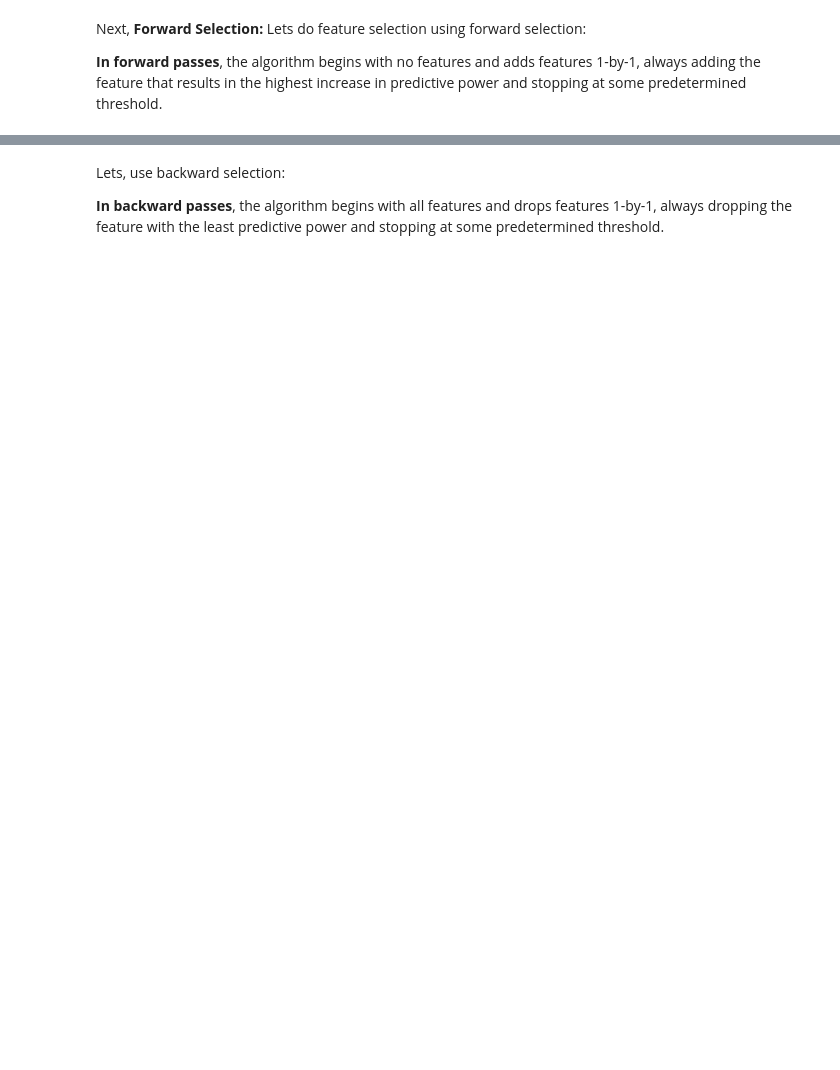
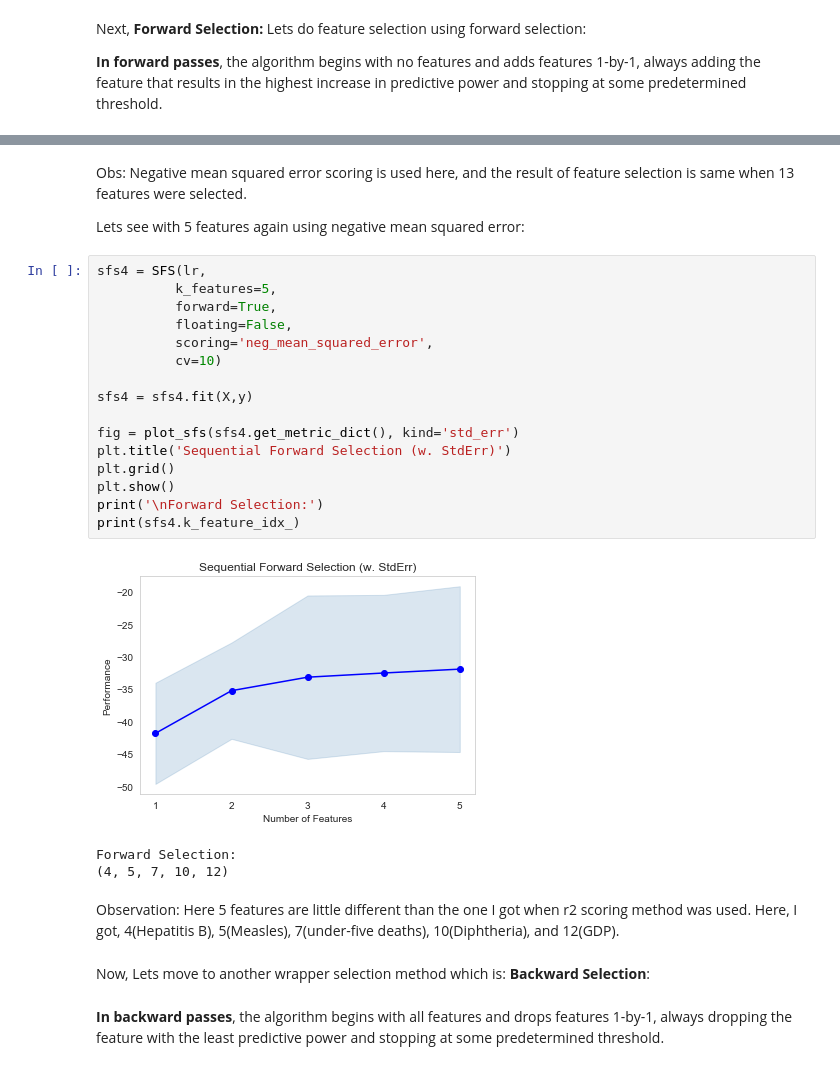
Before and after one commit to pspabhandari/EDA-challenge, a Jupyter notebook: EDA challenge.ipynb, the cells around one changed output, grey strips where cells are left out. Saved outputs shown, nothing was run; the diff lists cells and outputs as text; blank space fills up the shorter version.

```diff
--- a/EDA challenge.ipynb
+++ b/EDA challenge.ipynb
@@ -1290,4 +1298,32 @@ Forward Selection:
+# %% [markdown]
+Obs:
+Negative mean squared error scoring is used here, and the result of feature selection is same when 13 features were selected.
+
+Lets see with 5 features again using negative mean squared error:
+# %%
+sfs4 = SFS(lr,
+          k_features=5,
+          forward=True,
+          floating=False,
+          scoring='neg_mean_squared_error',
+          cv=10)
+
+sfs4 = sfs4.fit(X,y)
+
+fig = plot_sfs(sfs4.get_metric_dict(), kind='std_err')
+plt.title('Sequential Forward Selection (w. StdErr)')
+plt.grid()
+plt.show()
+print('\nForward Selection:')
+print(sfs4.k_feature_idx_)
+# %% [output]
+[figure, added]
+Forward Selection:
+(4, 5, 7, 10, 12)
+# %% [markdown]
+Observation:
+Here 5 features are little different than the one I got when r2 scoring method was used. Here, I got, 4(Hepatitis B), 5(Measles), 7(under-five deaths), 10(Diphtheria), and 12(GDP).
+# %% [markdown]
+Now, Lets move to another wrapper selection method which is: **Backward Selection**:
 # %% [markdown]
-Lets, use backward selection:
-
 **In backward passes**, the algorithm begins with all features and drops features 1-by-1, always dropping the feature with the least predictive power and stopping at some predetermined threshold.
```
Also changed, not shown: parts of 34 cells of this notebook.
